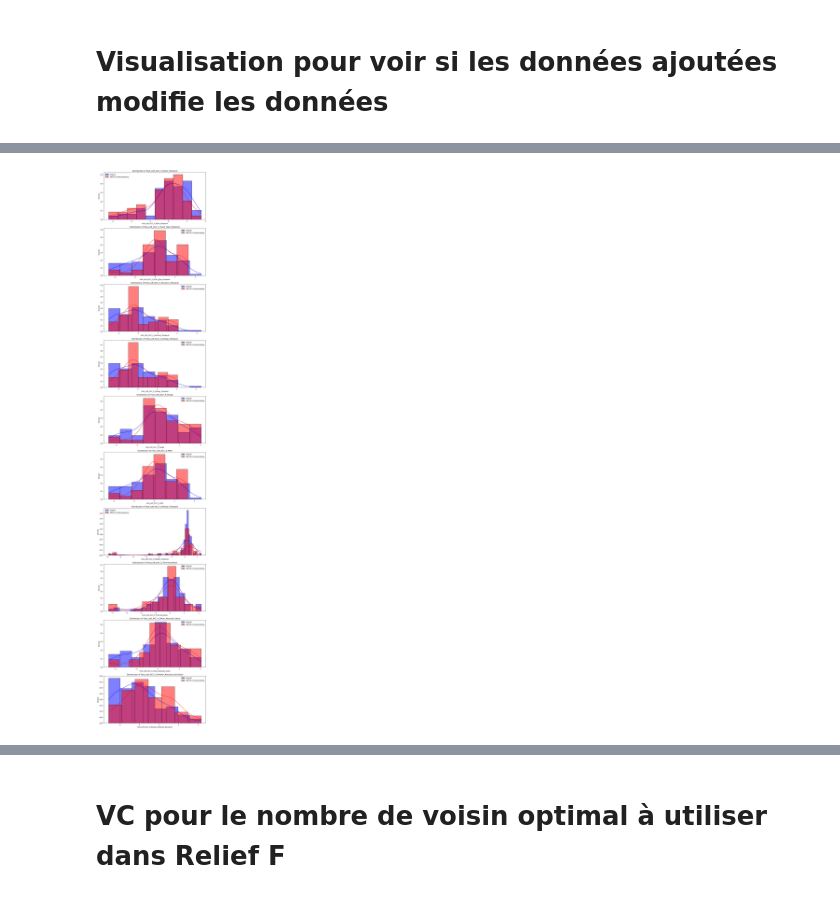
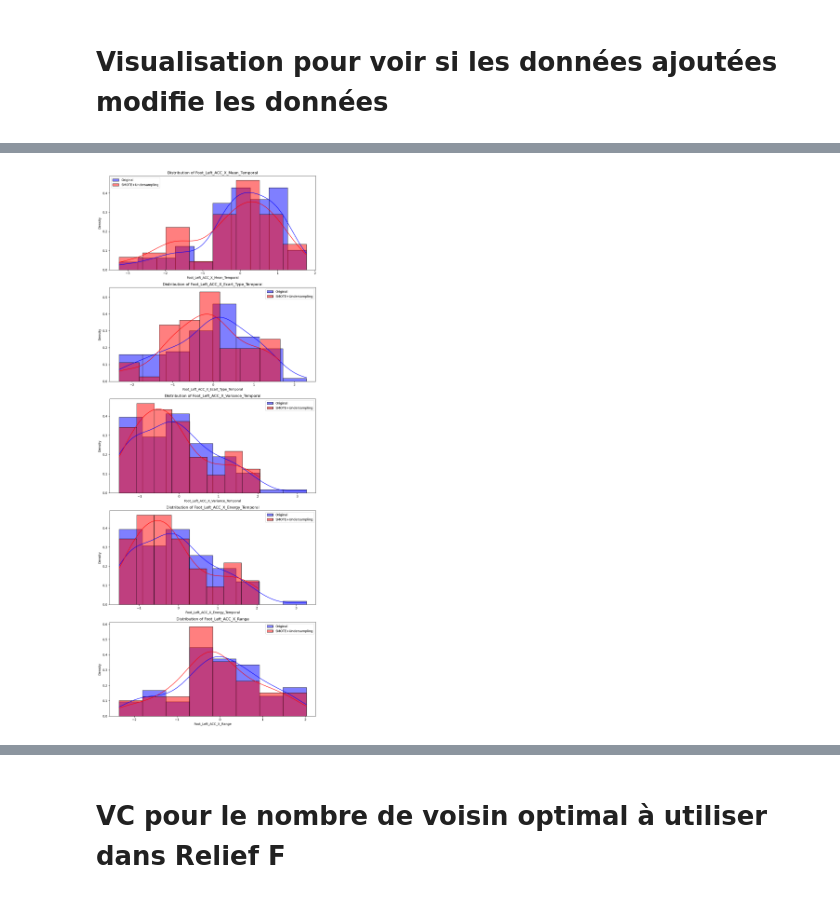
Before and after one commit to Anthoplc/Detect-FOG, a Jupyter notebook: code/relief_f.ipynb, the cells around one changed output, grey strips where cells are left out. Cells and saved outputs as stored; diff of their text form; code cells hidden in the pictures.

Commit message:
VC avec BorderlineSMOTE

```diff
--- a/code/relief_f.ipynb
+++ b/code/relief_f.ipynb
@@ -43,17 +43,18 @@ X_train, X_test, y_train, y_test = train_test_split(X_scaled, y, test_size=0.3,
 # %%
 import numpy as np
 from sklearn.datasets import make_classification
-from sklearn.model_selection import train_test_split, ParameterGrid
+from sklearn.model_selection import train_test_split, ParameterGrid, GridSearchCV
 from sklearn.metrics import roc_auc_score, classification_report
 from sklearn.linear_model import LogisticRegression
 from sklearn.ensemble import RandomForestClassifier
 from imblearn.pipeline import Pipeline
-from imblearn.over_sampling import SMOTE
+from imblearn.over_sampling import SMOTE, BorderlineSMOTE
 from imblearn.under_sampling import RandomUnderSampler
+
 
 # Préparation du pipeline
 pipeline = Pipeline([
-    ('smote', SMOTE(random_state=42)),
+    ('smote', BorderlineSMOTE(random_state=42)),
     ('under_sampler', RandomUnderSampler(random_state=42)),
     ('classifier', LogisticRegression(random_state=42))  # Remplacer par RandomForestClassifier() si nécessaire
 ])
@@ -278,34 +188,3 @@ Name: label, dtype: int64
 Nouvelle distribution des classes après le pipeline: 0    48
 1    24
 Name: label, dtype: int64
-# %%
-# Préparation du pipeline avec des paramètres modérés
-pipeline = Pipeline([
-    ('smote', SMOTE(random_state=42)),
-    ('under_sampler', RandomUnderSampler(random_state=42)),
-    ('classifier', RandomForestClassifier(random_state=42))
-])
-
-param_grid = {
-    'smote__sampling_strategy': [0.5, 0.6],  # Moins agressif
-    'under_sampler__sampling_strategy': [0.7, 0.8]  # Moins de réduction
-}
-
-# Configuration et exécution de la recherche en grille
-# Configuration et exécution de la recherche en grille avec débogage
-grid_search = GridSearchCV(
-    pipeline,
-    param_grid,
-    cv=5,
-    scoring='roc_auc',
-    error_score='raise'  # Modifier ici pour voir les erreurs détaillées
-)
-
-try:
-    grid_search.fit(X_train, y_train)
-except Exception as e:
-    print("Error during grid search:", e)
-
-# Affichage des résultats
-print("Meilleurs paramètres : ", grid_search.best_params_)
-print("Meilleur score :", grid_search.best_score_)
@@ -348,26 +214,26 @@ Name: label, dtype: int64
 # %%
 import matplotlib.pyplot as plt
 import seaborn as sns
 
 # Sélection des 10 premières caractéristiques de X_train (ajustez si nécessaire pour votre DataFrame)
-features_to_plot = X_train.columns[:10]  # Modifiez selon le nombre réel de colonnes si nécessaire
+features_to_plot = X_train.columns[:5]  # Modifiez selon le nombre réel de colonnes si nécessaire
 
 # Fonction pour tracer les distributions des caractéristiques
 def plot_feature_distributions(df1, df2, feature_names, df1_label='Original', df2_label='SMOTE+Undersampling'):
     fig, axes = plt.subplots(nrows=len(feature_names), ncols=1, figsize=(10, 5 * len(feature_names)))
     for i, feature in enumerate(feature_names):
         ax = axes[i] if len(feature_names) > 1 else axes
         sns.histplot(df1[feature], color="blue", label=df1_label, kde=True, ax=ax, stat="density", common_norm=False)
         sns.histplot(df2[feature], color="red", label=df2_label, kde=True, ax=ax, stat="density", common_norm=False)
         ax.set_title(f'Distribution of {feature}')
         ax.legend()
     plt.tight_layout()
     plt.show()
 
 # Appel de la fonction pour tracer les distributions des 10 premières caractéristiques
 plot_feature_distributions(X_train, X_resampled, features_to_plot)
 # %% [output]
-[figure, old version]
+[figure, new version]
 # %%
 '''Visualisation de la classe minoritaire'''
 # Identifier la classe minoritaire
```
Also changed, not shown: parts of 9 cells of this notebook.
